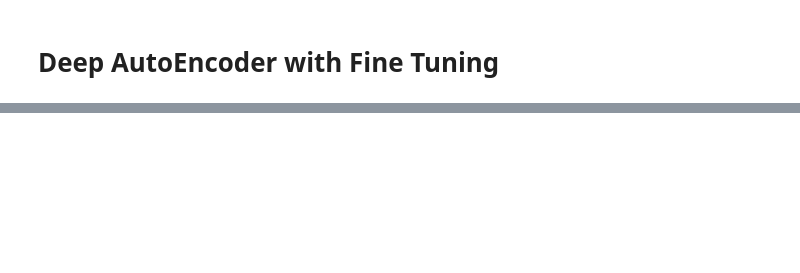
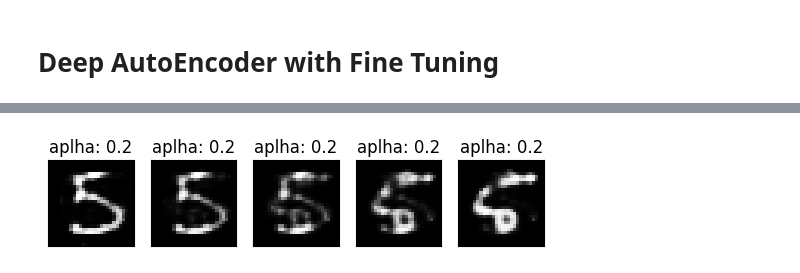
Before and after one commit to Sopralapanca/Pattern-Recognition, a Jupyter notebook: ASSIGNMENT_1_GIACOMO_CARFI_AUTOENCODER.ipynb, the cells around one changed output, grey strips where cells are left out. Cells and saved outputs as stored; diff of their text form; code cells hidden in the pictures; blank space fills up the shorter version.

Commit message:
first implementation of the full code, to fix

```diff
--- a/ASSIGNMENT_1_GIACOMO_CARFI_AUTOENCODER.ipynb
+++ b/ASSIGNMENT_1_GIACOMO_CARFI_AUTOENCODER.ipynb
@@ -301,0 +359,20 @@ check_results(noisy_data, denoised, X_test, y_test)
+# %%
+def compute_interpolation(model, img1, img2):
+  with torch.no_grad():
+    encoding1 = model.encode(img1)
+    encoding2 = model.encode(img2)
+
+    # trying different values of alphas
+    values = 5
+    alphas = []
+    interpolated_images = []
+    for i in range(values):
+      alpha = i/5
+      alphas.append(alpha)
+      interpolation = alpha *encoding1 + (1 - alpha)*encoding2
+
+      #compute decoding starting from the interpolation
+      result = model.decode(interpolation)
+      interpolated_images.append(result)
+
+    plot_interpolations(interpolated_images, alphas)
@@ -301,0 +396,11 @@ check_results(noisy_data, denoised, X_test, y_test)
+# %%
+# select the first two images
+img1 = X_test_5[0]
+img2 = X_test_5[1]
+
+# to show the result of a latent space interpolation
+# I choose as models the single layer autoencoder trained before
+# compute latent space rapresentation for two different images
+compute_interpolation(model, img1, img2)
+# %% [output]
+[figure, added]
```
Also changed, not shown: parts of 31 cells of this notebook.
